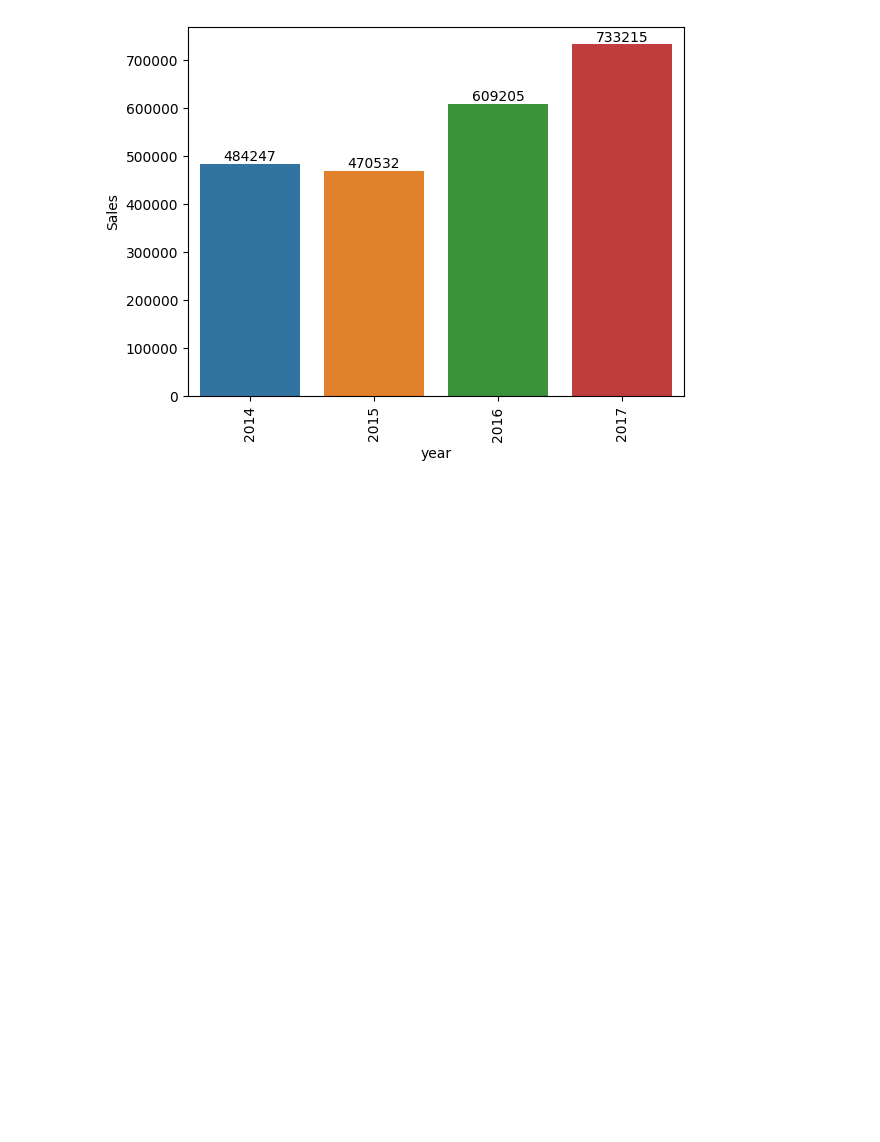
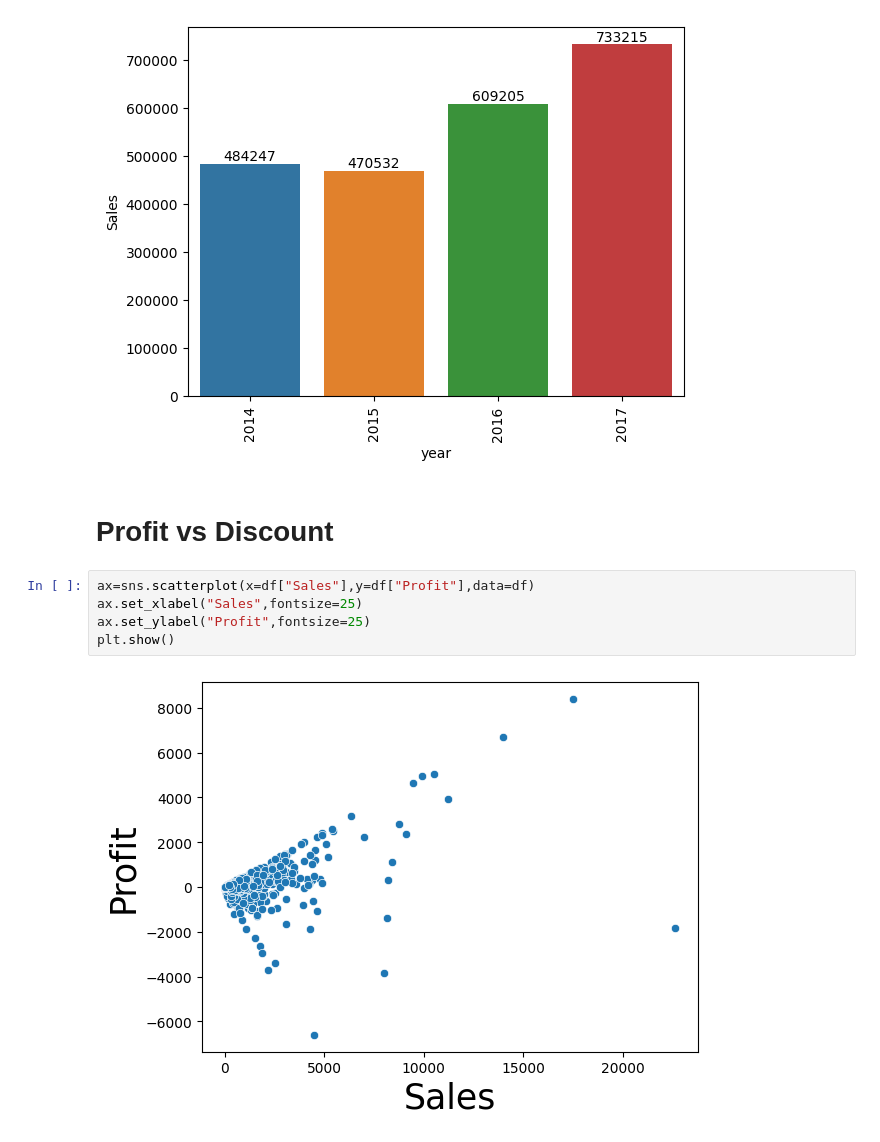
Before and after one commit to AriyantGit/House_Rent_Prediction, a Jupyter notebook: house-rent-prediction.ipynb, the cells around one changed output. Saved outputs shown, nothing was run; the diff lists cells and outputs as text; blank space fills up the shorter version.

```diff
--- a/house-rent-prediction.ipynb
+++ b/house-rent-prediction.ipynb
@@ -472,3 +492,12 @@ plt.xticks(rotation="vertical")
   Text(2, 0, '2016'),
   Text(3, 0, '2017')])
 [figure]
+# %% [markdown]
+# **Profit vs Discount**
+# %%
+ax=sns.scatterplot(x=df["Sales"],y=df["Profit"],data=df)
+ax.set_xlabel("Sales",fontsize=25)
+ax.set_ylabel("Profit",fontsize=25)
+plt.show()
+# %% [output]
+[figure, added]
```
Also changed, not shown: parts of 33 cells of this notebook.
